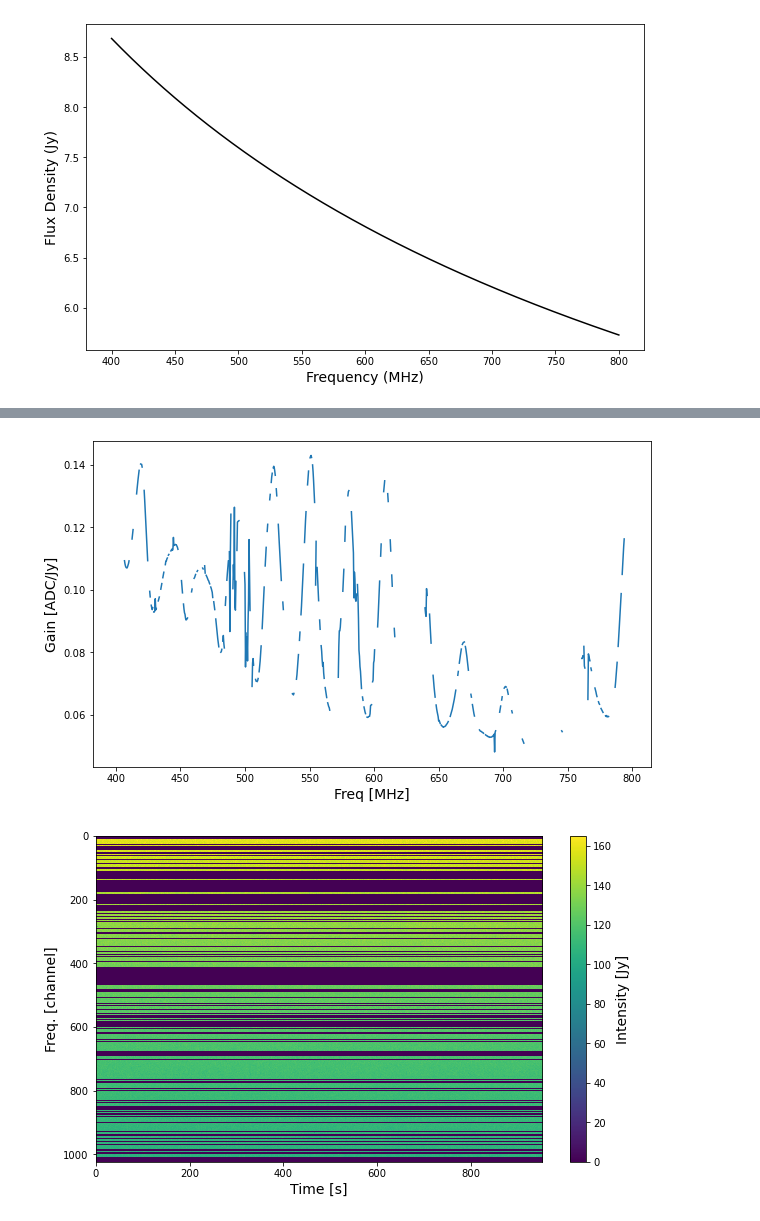
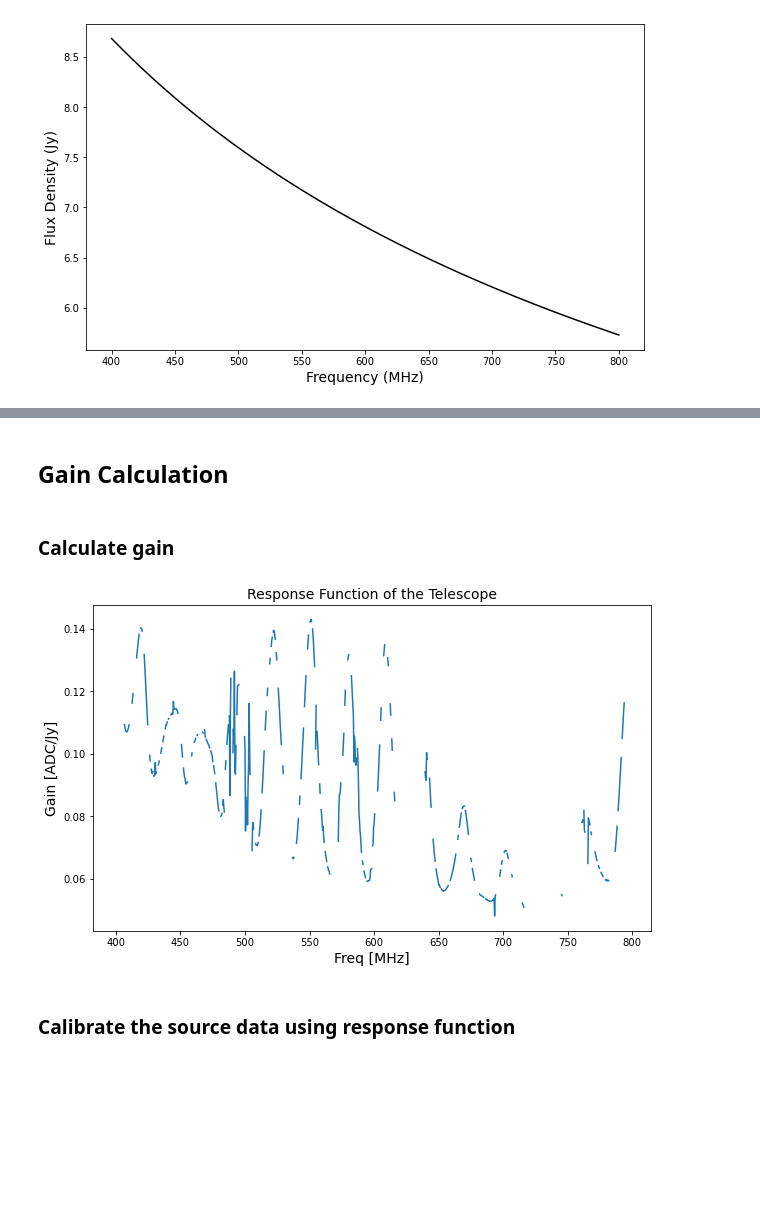
Before and after one commit to astronamanj/641_Observational_Techniques, a Jupyter notebook: chime_pulsar_search/calibration.ipynb, the cells around one changed output, grey strips where cells are left out. Cells and saved outputs as stored; diff of their text form; code cells hidden in the pictures; blank space fills up the shorter version.

```diff
--- a/chime_pulsar_search/calibration.ipynb
+++ b/chime_pulsar_search/calibration.ipynb
@@ -131,25 +151,21 @@ plt.show()
+# %% [markdown]
+## Gain Calculation
+# %% [markdown]
+### Calculate gain
 # %%
+# We want to calculate gain with the RFI channels masked
 true_spectrum = np.where(~freq_mask, fluxes, np.nan)
 obs_spectrum = np.where(~freq_mask, cal_masked.chan_stats.mean, np.nan)
 snr = np.sqrt(np.nanmean(np.square(cal_32_array[~freq_mask, :][1, :])))
 gain = np.where(~freq_mask, obs_spectrum / snr / true_spectrum, np.nan)
 
 fig = plt.figure(figsize=(10, 6))
 plt.plot(cal.header.chan_freqs, gain)
 plt.ylabel('Gain [ADC/Jy]', fontsize=14)
 plt.xlabel('Freq [MHz]', fontsize=14)
+plt.title('Response Function of the Telescope', fontsize=14)
 plt.show()
-
-cal_32_array_calibrated = np.copy(cal_32_array)
-cal_32_array_calibrated[~freq_mask, :] /= gain[~freq_mask][:, np.newaxis]
-
-fig = plt.figure(figsize=(10, 6))
-plt.imshow(cal_32_array_calibrated, aspect='auto', interpolation='nearest')
-cbar = plt.colorbar()
-cbar.set_label('Intensity [Jy]', fontsize=14)
-plt.xlabel('Time [s]', fontsize=14)
-plt.ylabel('Freq. [channel]', fontsize=14)
-plt.show()
 # %% [output]
-[figure, old version]
+[figure, new version]
-[figure, removed]
+# %% [markdown]
+### Calibrate the source data using response function
```
Also changed, not shown: parts of 16 cells of this notebook.
